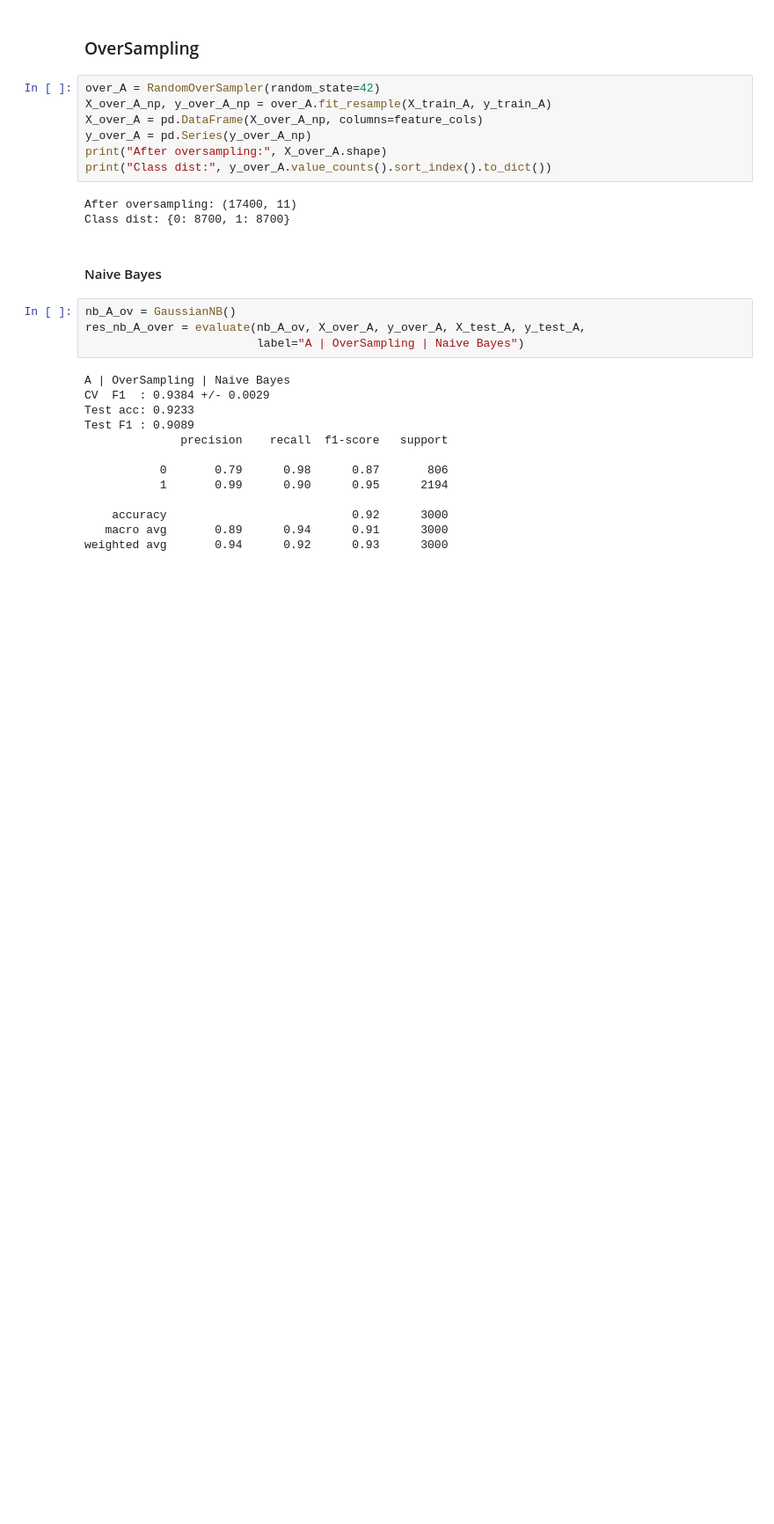
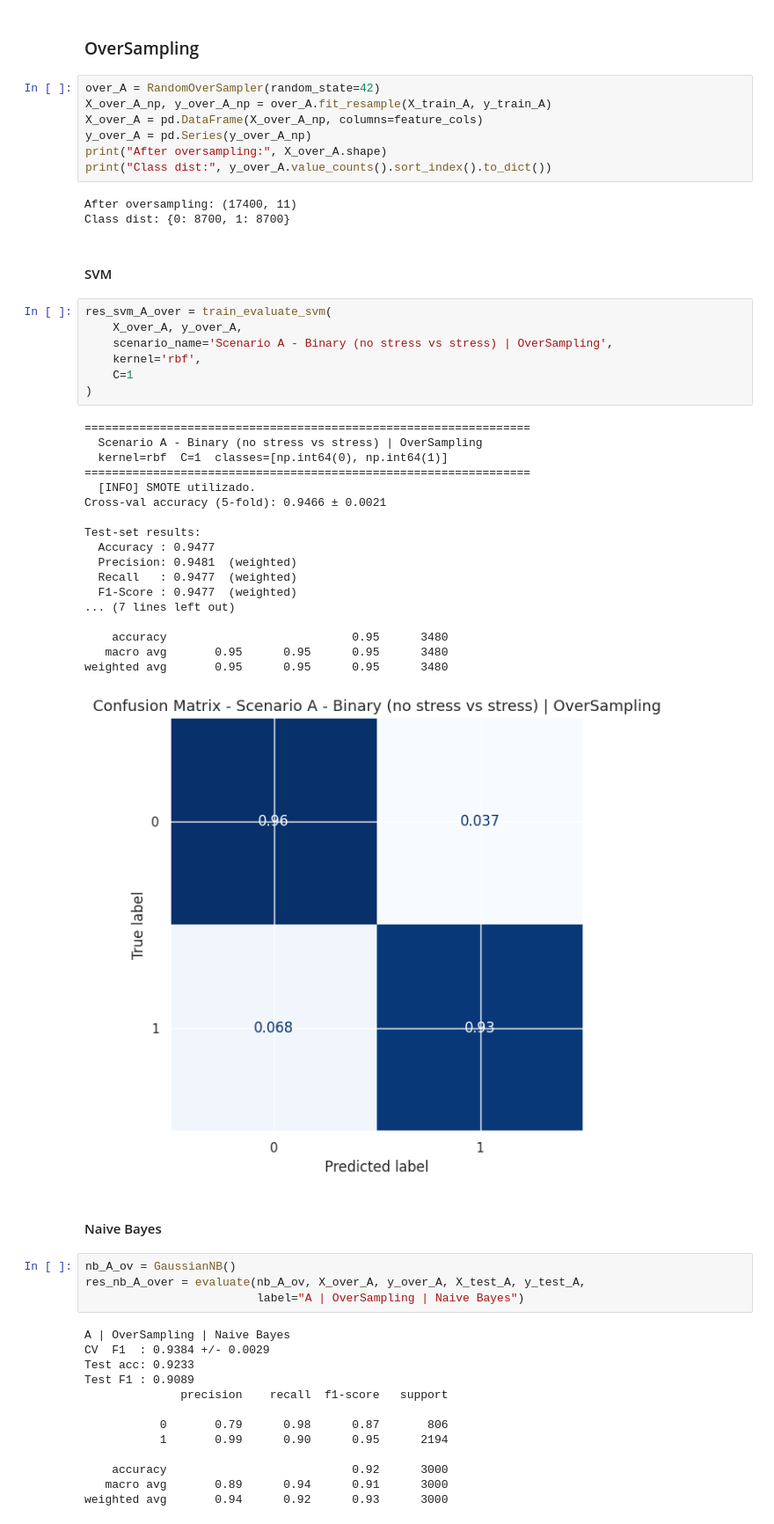
Before and after one commit to diogvasc/projetoAC, a Jupyter notebook: projetoACfinal.ipynb, the cells around one changed output. Shown at 88% size. Saved outputs shown, nothing was run; the diff lists cells and outputs as text; blank space fills up the shorter version.

```diff
--- a/projetoACfinal.ipynb
+++ b/projetoACfinal.ipynb
@@ -560,6 +560,34 @@ print("Class dist:", y_over_A.value_counts().sort_index().to_dict())
 # %% [output]
 After oversampling: (17400, 11)
 Class dist: {0: 8700, 1: 8700}
+# %% [markdown]
+#### SVM
+# %%
+res_svm_A_over = train_evaluate_svm(
+    X_over_A, y_over_A,
+    scenario_name='Scenario A - Binary (no stress vs stress) | OverSampling',
+    kernel='rbf',
+    C=1
+)
+# %% [output]
+=================================================================
+  Scenario A - Binary (no stress vs stress) | OverSampling
+  kernel=rbf  C=1  classes=[np.int64(0), np.int64(1)]
+=================================================================
+  [INFO] SMOTE utilizado.
+Cross-val accuracy (5-fold): 0.9466 ± 0.0021
+
+Test-set results:
+  Accuracy : 0.9477
+  Precision: 0.9481  (weighted)
+  Recall   : 0.9477  (weighted)
+  F1-Score : 0.9477  (weighted)
+... (7 lines left out)
+
+    accuracy                           0.95      3480
+   macro avg       0.95      0.95      0.95      3480
+weighted avg       0.95      0.95      0.95      3480
+[figure, added]
 # %% [markdown]
 #### Naive Bayes
 # %%
```
Also changed, not shown: parts of 20 cells of this notebook.
